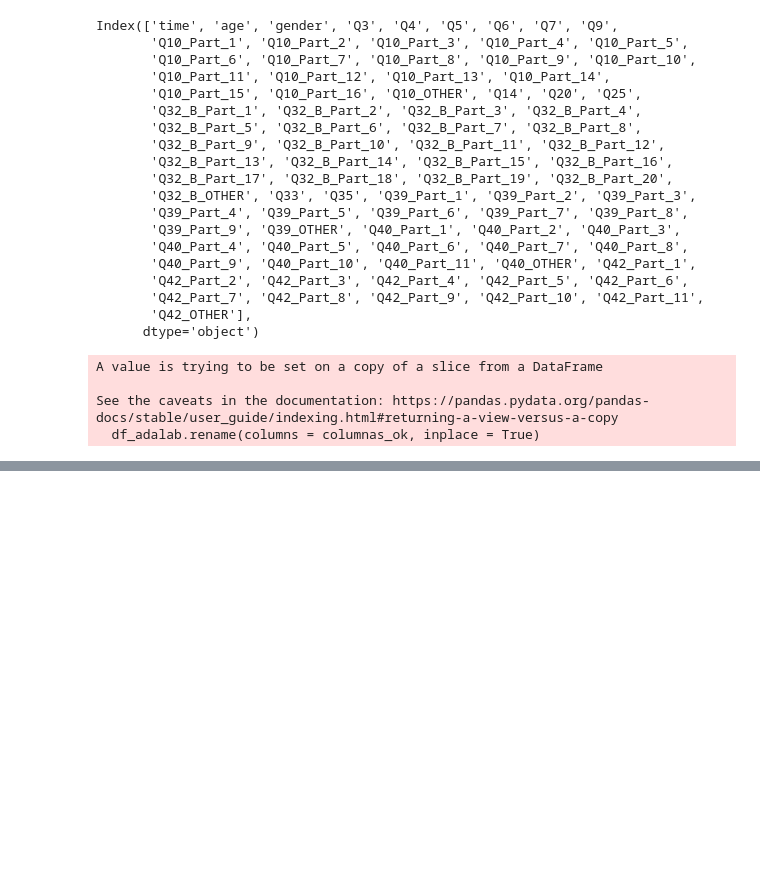
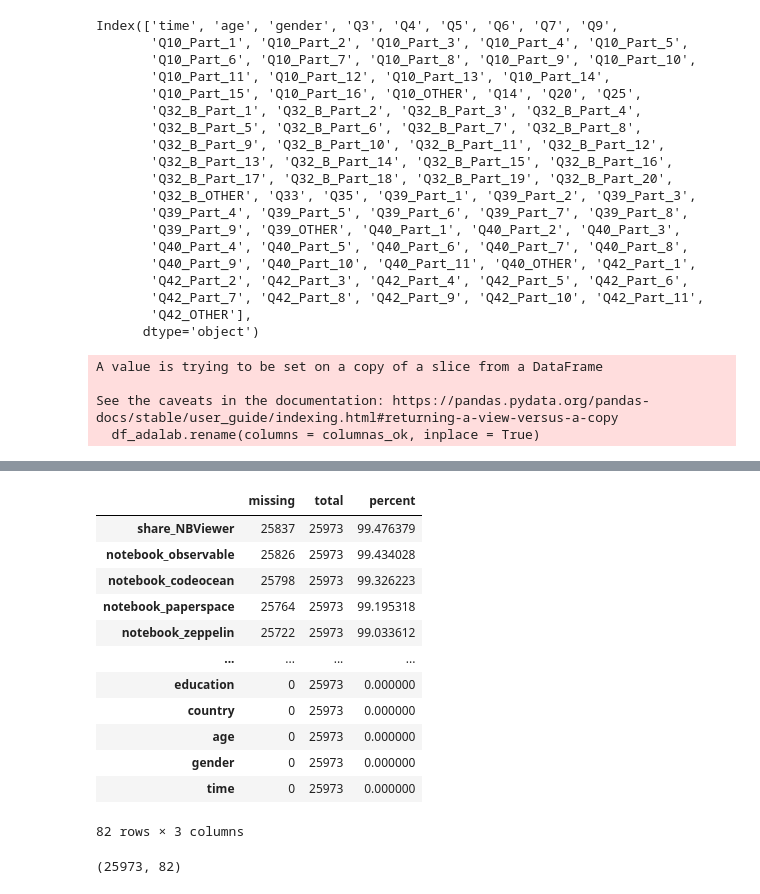
Before and after one commit to anane3373/promoE-modulo2-proyecto-equipo2-NataliaAnaIAnaGAnaS, a Jupyter notebook: 2. df_analisis.ipynb, the cells around one changed output, grey strips where cells are left out. Saved outputs shown, nothing was run; the diff lists cells and outputs as text; code cells hidden in the pictures; blank space fills up the shorter version.

```diff
--- a/2. df_analisis.ipynb
+++ b/2. df_analisis.ipynb
@@ -120,0 +148,21 @@ df_adalab.head(1)
+# %%
+df_adalab.stb.missing()
+# %% [output]
+|  | missing | total | percent |
+| share_NBViewer | 25837 | 25973 | 99.476379 |
+| notebook_observable | 25826 | 25973 | 99.434028 |
+| notebook_codeocean | 25798 | 25973 | 99.326223 |
+| notebook_paperspace | 25764 | 25973 | 99.195318 |
+| notebook_zeppelin | 25722 | 25973 | 99.033612 |
+| ... | ... | ... | ... |
+| education | 0 | 25973 | 0.000000 |
+| country | 0 | 25973 | 0.000000 |
+| age | 0 | 25973 | 0.000000 |
+| gender | 0 | 25973 | 0.000000 |
+| time | 0 | 25973 | 0.000000 |
+82 rows × 3 columns
+# %%
+#miramos cuantas filas tenemos en total
+df_adalab.shape
+# %% [output]
+(25973, 82)
```
Also changed, not shown: parts of 9 cells of this notebook, 6 other files.
